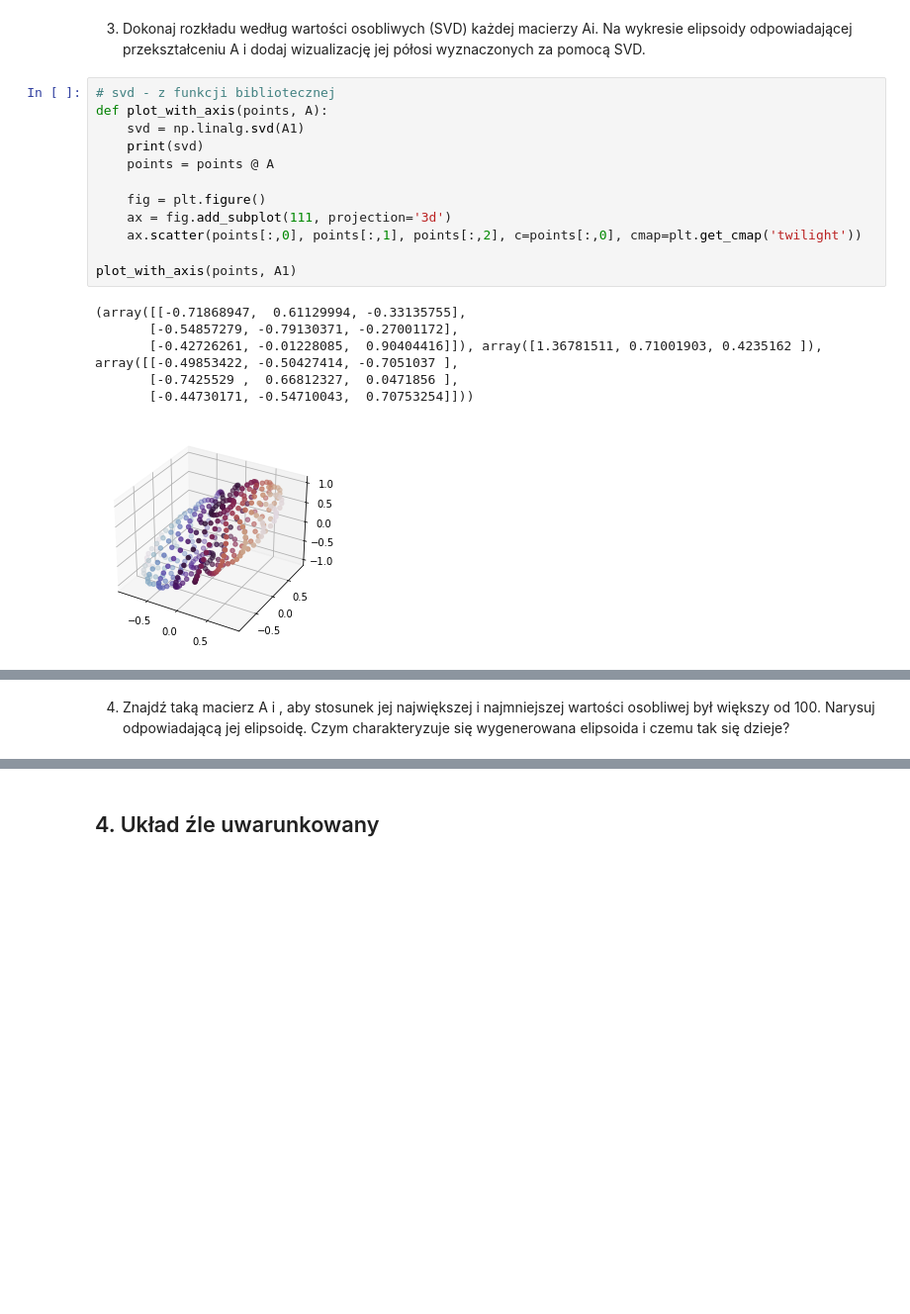
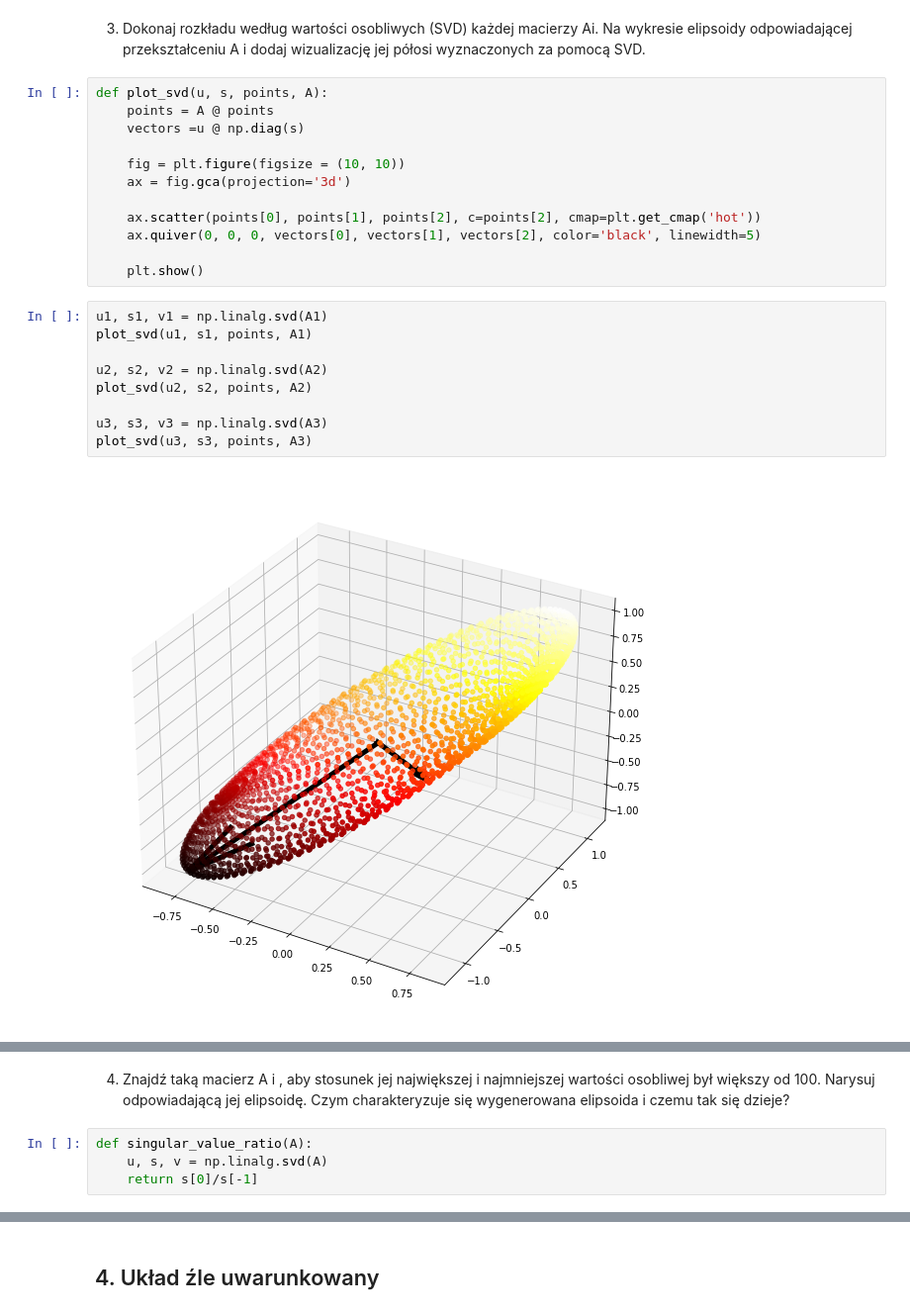
Before and after one commit to mhawryluk/mownit, a Jupyter notebook: lab6/lab6.ipynb, the cells around one changed output, grey strips where cells are left out. Shown at 99% size. Saved outputs shown, nothing was run; the diff lists cells and outputs as text; blank space fills up the shorter version.

```diff
--- a/lab6/lab6.ipynb
+++ b/lab6/lab6.ipynb
@@ -321,21 +307,25 @@ plot_sphere_points(points@A3)
 # %% [markdown]
 3. Dokonaj rozkładu według wartości osobliwych (SVD) każdej macierzy Ai. Na wykresie elipsoidy odpowiadającej przekształceniu A i dodaj wizualizację jej półosi wyznaczonych za pomocą SVD.
-# %%
-# svd - z funkcji bibliotecznej
-def plot_with_axis(points, A):
-    svd = np.linalg.svd(A1)
-    print(svd)
-    points = points @ A
-
-    fig = plt.figure()
-    ax = fig.add_subplot(111, projection='3d')
-    ax.scatter(points[:,0], points[:,1], points[:,2], c=points[:,0], cmap=plt.get_cmap('twilight'))
-
-plot_with_axis(points, A1)
-# %% [output]
-(array([[-0.71868947,  0.61129994, -0.33135755],
-       [-0.54857279, -0.79130371, -0.27001172],
-       [-0.42726261, -0.01228085,  0.90404416]]), array([1.36781511, 0.71001903, 0.4235162 ]), array([[-0.49853422, -0.50427414, -0.7051037 ],
-       [-0.7425529 ,  0.66812327,  0.0471856 ],
-       [-0.44730171, -0.54710043,  0.70753254]]))
-[figure, removed]
+# %%
+def plot_svd(u, s, points, A):
+    points = A @ points
+    vectors =u @ np.diag(s)
+
+    fig = plt.figure(figsize = (10, 10))
+    ax = fig.gca(projection='3d')
+
+    ax.scatter(points[0], points[1], points[2], c=points[2], cmap=plt.get_cmap('hot'))
+    ax.quiver(0, 0, 0, vectors[0], vectors[1], vectors[2], color='black', linewidth=5)
+
+    plt.show()
+# %%
+u1, s1, v1 = np.linalg.svd(A1)
+plot_svd(u1, s1, points, A1)
+
+u2, s2, v2 = np.linalg.svd(A2)
+plot_svd(u2, s2, points, A2)
+
+u3, s3, v3 = np.linalg.svd(A3)
+plot_svd(u3, s3, points, A3)
+# %% [output]
+[figure, added]
@@ -342,3 +334,7 @@ plot_with_axis(points, A1)
 # %% [markdown]
 4. Znajdź taką macierz A i , aby stosunek jej największej i najmniejszej wartości osobliwej był większy od 100. Narysuj odpowiadającą jej elipsoidę. Czym charakteryzuje się wygenerowana elipsoida i czemu tak się dzieje?
+# %%
+def singular_value_ratio(A):
+    u, s, v = np.linalg.svd(A)
+    return s[0]/s[-1]
 # %%
```
Also changed, not shown: parts of 35 cells of this notebook.
